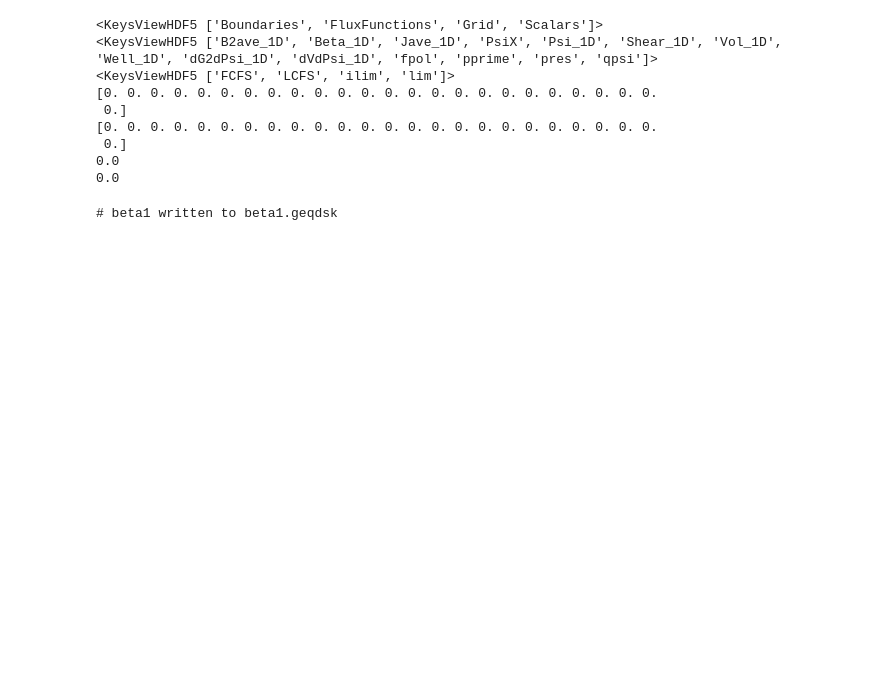
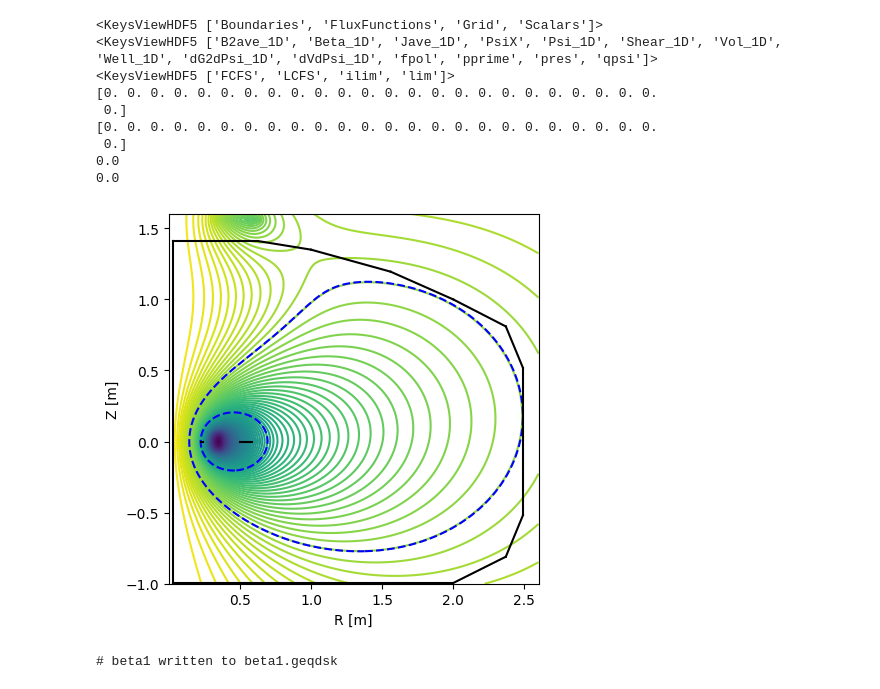
Before and after one commit to dgarnier/dipoleq, a Jupyter notebook: postprocess/hdf2efit.ipynb, the cells around one changed output. Saved outputs shown, nothing was run; the diff lists cells and outputs as text; code cells hidden in the pictures; blank space fills up the shorter version.

```diff
--- a/postprocess/hdf2efit.ipynb
+++ b/postprocess/hdf2efit.ipynb
@@ -22,6 +22,27 @@ with h5py.File('../Testing/beta1.h5','r') as h5f:
  0.]
 0.0
 0.0
+# %%
+def plot_h5eq(h5eq):
+    import matplotlib.pyplot as plt
+    fig,ax = plt.subplots()
+    ax.contour(h5eq['Grid']['R'],h5eq['Grid']['Z'],h5eq['Grid']['Psi'],100)
+    ax.set_xlabel(f'R [{h5eq["Grid"]["R"].attrs["UNITS"].decode()}]')
+    ax.set_ylabel(f'Z [{h5eq["Grid"]["Z"].attrs["UNITS"].decode()}]')
+    ax.set_aspect('equal')
+    ax.plot(h5eq['Boundaries']['LCFS'][:,0],h5eq['Boundaries']['LCFS'][:,1],'b--')
+    ax.plot(h5eq["Boundaries"]["FCFS"][:, 0], h5eq["Boundaries"]["FCFS"][:, 1], "b--")
+    ilim = h5eq["Boundaries"]["ilim"]
+    olim = h5eq["Boundaries"]["lim"]
+    for lim in [ilim, olim]:
+        for i in range(lim.shape[0]):
+            ax.plot(lim[i, :, 0], lim[i, :, 1], "k-")
+
+
+with h5py.File('../Testing/beta1.h5','r') as h5f:
+    plot_h5eq(h5f)
+# %% [output]
+[figure, added]
 # %%
 def dipoleq_lim_to_eqdsk(lim):
     import numpy as np
```
Also changed, not shown: parts of 1 cell of this notebook, 1 other file.
